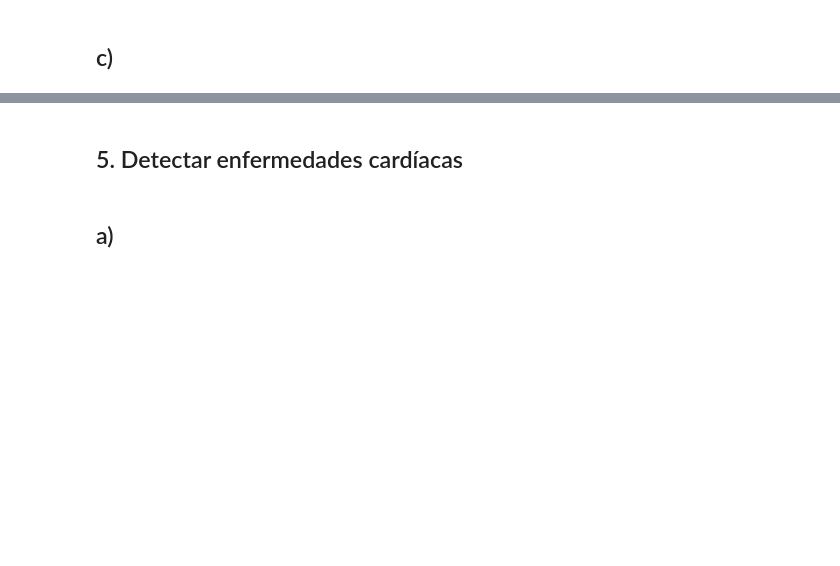
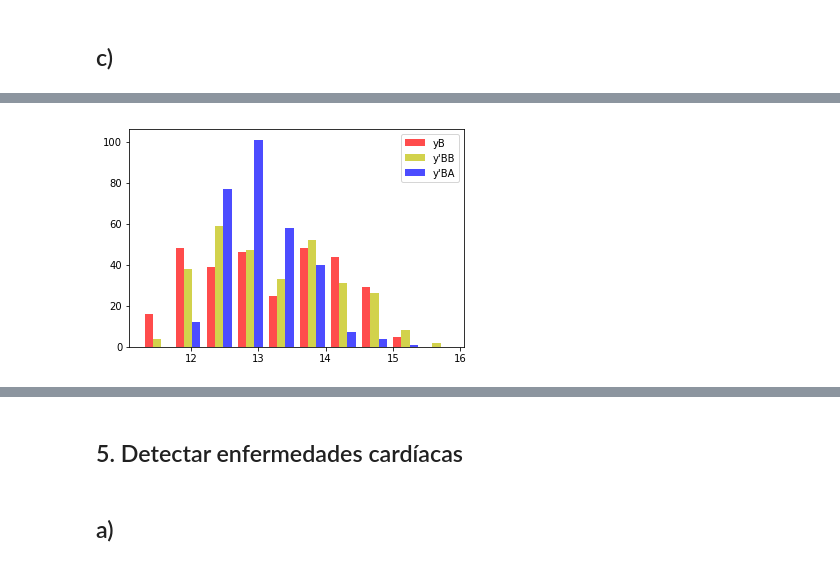
Before and after one commit to matiasarayac/tarea1-ML, a Jupyter notebook: tarea1.ipynb, the cells around one changed output, grey strips where cells are left out. Cells and saved outputs as stored; diff of their text form; code cells hidden in the pictures; blank space fills up the shorter version.

```diff
--- a/tarea1.ipynb
+++ b/tarea1.ipynb
@@ -494,0 +501,6 @@ En ambos da un error enorme de predicción pero en B es menor.Respecto a la vari
+# %%
+plt.hist([yval_B, yBBval, yBAval],color=["r","y","b"],label=["yB","y'BB","y'BA"],alpha=0.7)
+plt.legend(loc='upper right')
+plt.show()
+# %% [output]
+[figure, added]
```
Also changed, not shown: parts of 12 cells of this notebook.
